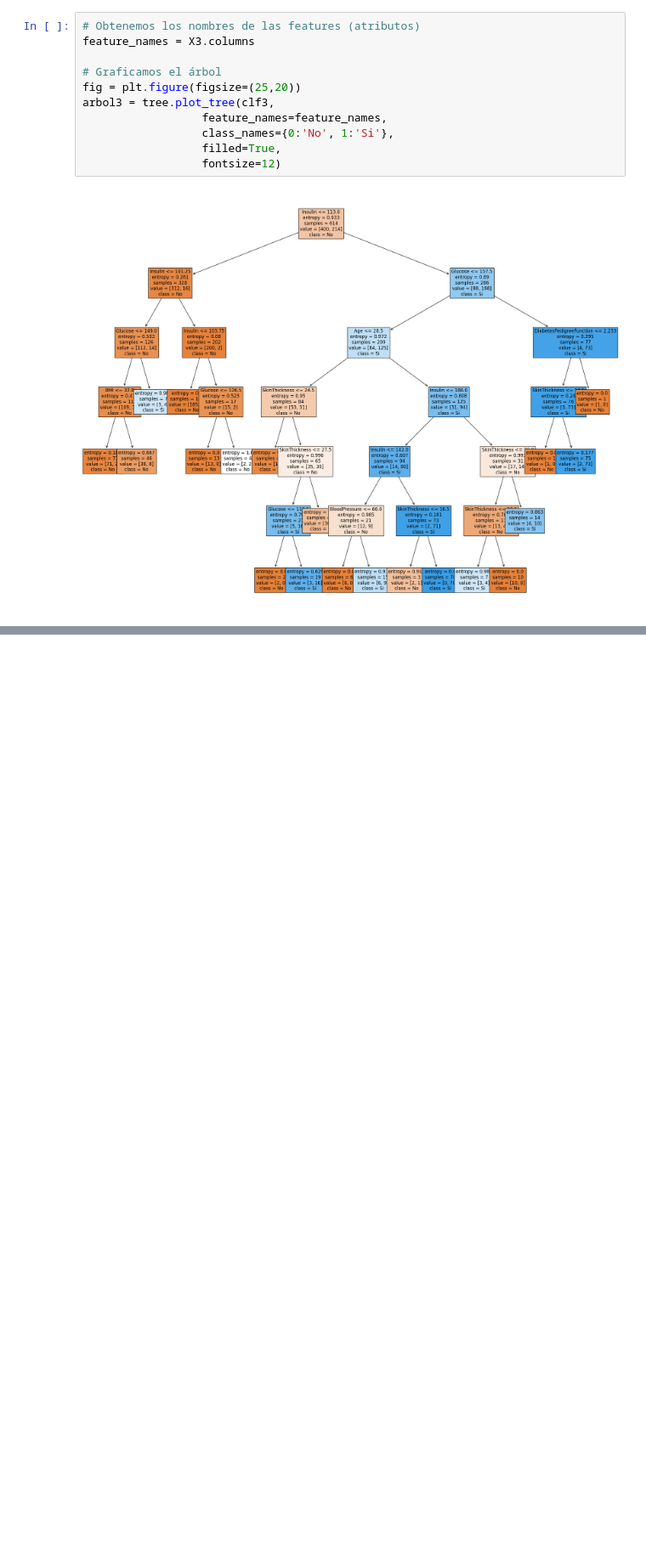
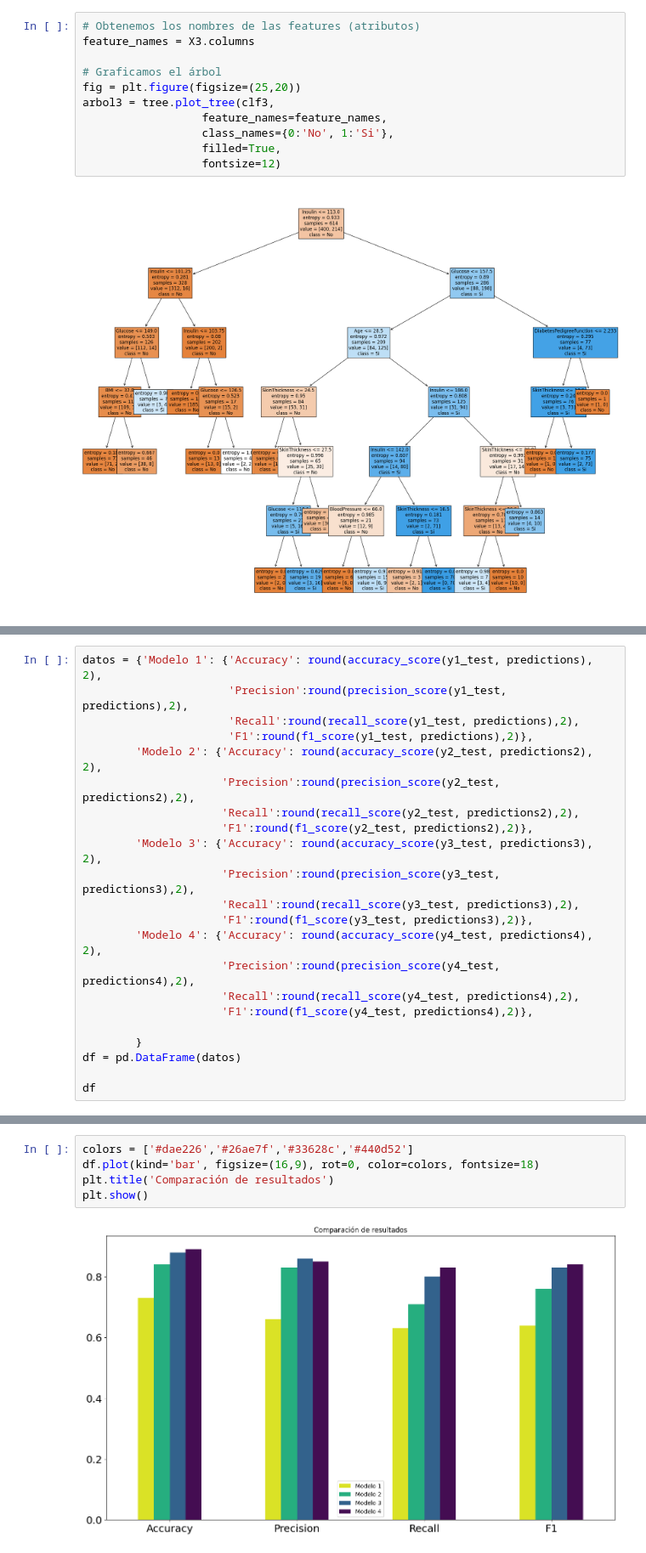
Before and after one commit to agustin29a/Grupo2_PP1, a Jupyter notebook: notebooks/PP1_DIABETES_DecisionTree.ipynb, the cells around one changed output, grey strips where cells are left out. Shown at 85% size. Saved outputs shown, nothing was run; the diff lists cells and outputs as text; blank space fills up the shorter version.

```diff
--- a/notebooks/PP1_DIABETES_DecisionTree.ipynb
+++ b/notebooks/PP1_DIABETES_DecisionTree.ipynb
@@ -396,0 +472,22 @@ arbol3 = tree.plot_tree(clf3,
+# %%
+datos = {'Modelo 1': {'Accuracy': round(accuracy_score(y1_test, predictions), 2),
+                      'Precision':round(precision_score(y1_test, predictions),2),
+                      'Recall':round(recall_score(y1_test, predictions),2),
+                      'F1':round(f1_score(y1_test, predictions),2)},
+        'Modelo 2': {'Accuracy': round(accuracy_score(y2_test, predictions2), 2),
+                     'Precision':round(precision_score(y2_test, predictions2),2),
+                     'Recall':round(recall_score(y2_test, predictions2),2),
+                     'F1':round(f1_score(y2_test, predictions2),2)},
+        'Modelo 3': {'Accuracy': round(accuracy_score(y3_test, predictions3), 2),
+                     'Precision':round(precision_score(y3_test, predictions3),2),
+                     'Recall':round(recall_score(y3_test, predictions3),2),
+                     'F1':round(f1_score(y3_test, predictions3),2)},
+        'Modelo 4': {'Accuracy': round(accuracy_score(y4_test, predictions4), 2),
+                     'Precision':round(precision_score(y4_test, predictions4),2),
+                     'Recall':round(recall_score(y4_test, predictions4),2),
+                     'F1':round(f1_score(y4_test, predictions4),2)},
+
+        }
+df = pd.DataFrame(datos)
+
+df
@@ -396,0 +500,7 @@ arbol3 = tree.plot_tree(clf3,
+# %%
+colors = ['#dae226','#26ae7f','#33628c','#440d52']
+df.plot(kind='bar', figsize=(16,9), rot=0, color=colors, fontsize=18)
+plt.title('Comparación de resultados')
+plt.show()
+# %% [output]
+[figure, added]
```
Also changed, not shown: parts of 18 cells of this notebook.
